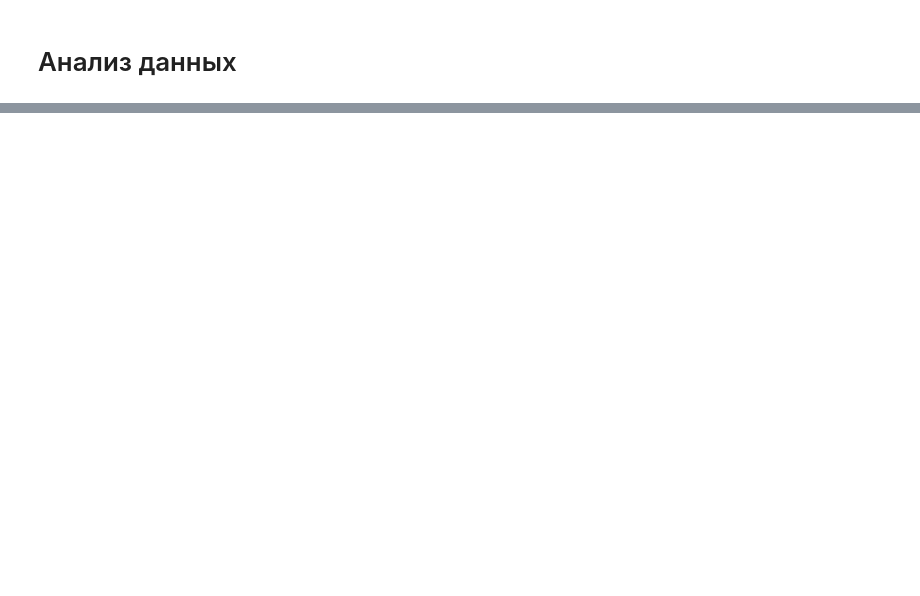
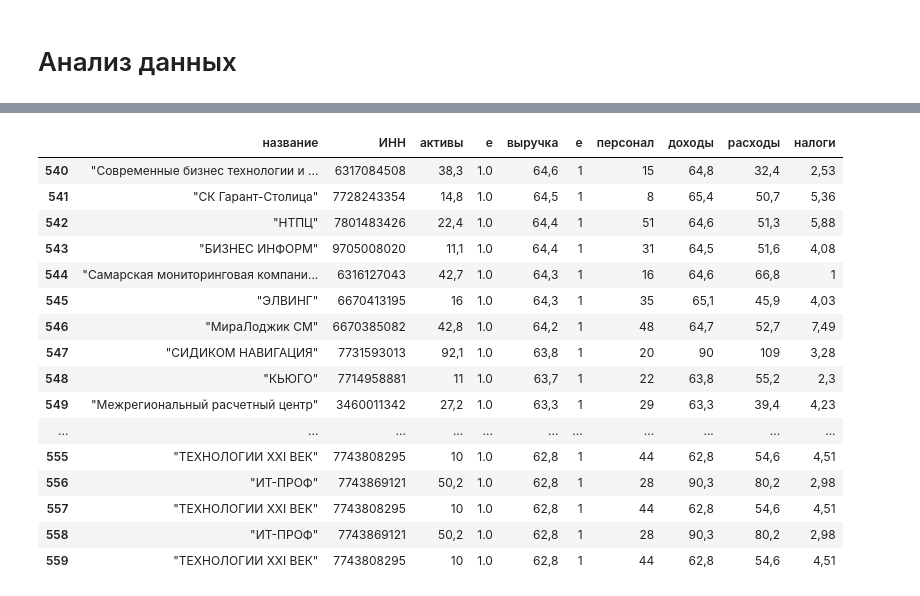
Before and after one commit to Alex478/Project_find_values, a Jupyter notebook: project_find_values.ipynb, the cells around one changed output, grey strips where cells are left out. Cells and saved outputs as stored; diff of their text form; code cells hidden in the pictures; blank space fills up the shorter version.

Commit message:
Add files via upload
При проверке выяснилось, что собираются данные до 550, а потом копируются  от 2х последних компаний.

```diff
--- a/project_find_values.ipynb
+++ b/project_find_values.ipynb
@@ -126,37 +183,34 @@ def find_info_comp(url_one):
 # %%
-# проверка
+#
+t0 = time.time()
 Table_find_values = []
 
 name = find_name(url_list_all)      # ф. найдет определитель компании - inn_firma
 url_one = url1 + 'result/' + name   # url страницы с информацией о компании
 text_one = requests.get(url_one)    # создат объект Response
-a = find_info_comp(url_one)             # ф. покажет инф. о компании
-#print(a)
+a = find_info_comp_primer(url_one)             # ф. покажет инф. о компании
 Table_find_values.append(a)
 inn = name.split('_')[0]            # выделить инн
-url_1 = url1 + 'rating/63_11/' + inn + '/' # url страницы с местом в рейтинге  / вернутся в рейтинг фирм
-#print(url_1)
-#print('\t \t 1')
+url_1 = url1 + 'rating/63_11_1/' + inn + '/' # url страницы с местом в рейтинге  / вернутся в рейтинг фирм
+print('\t \t 1')
 
 name_next_1 = requests.get(url_1).text.split(name)[1].split('href="/result/')[1].split('">')[0] # найти name следующей компании
 inn_next = name_next_1.split('_')[0]
 url_next_company = url1 + 'result/' + name_next_1
-a = find_info_comp(url_next_company) #  ф. покажет инф. о компании
-#print(a)
+a = find_info_comp_primer(url_next_company) #  ф. покажет инф. о компании
 Table_find_values.append(a)
-url_1 = url1 + 'rating/63_11/' + inn_next + '/' # url страницы с местом в рейтинге  / вернутся в рейтинг фирм
-#print(url_1)
-#print('\t \t 2')
+url_1 = url1 + 'rating/63_11_1/' + inn_next + '/' # url страницы с местом в рейтинге  / вернутся в рейтинг фирм
+print('\t \t 2')
 
-for i in range(6000):
+for i in range(558):
     name_next_1 = requests.get(url_1).text.split(name_next_1)[1].split('href="/result/')[1].split('">')[0] # найти name следующей компании
     inn_next = name_next_1.split('_')[0]
     url_next_company = url1 + 'result/' + name_next_1
-    a = find_info_comp(url_next_company) #  ф. покажет инф. о компании
- #   print(a)
+    a = find_info_comp_primer(url_next_company) #  ф. покажет инф. о компании
     Table_find_values.append(a)
-    url_1 = url1 + 'rating/63_11/' + inn_next + '/' # url страницы с местом в рейтинге  / вернутся в рейтинг фирм
- #   print(url_1)
-    if (i - 3) % 100 == 0:
-        print('\t \t', i + 3)
+    url_1 = url1 + 'rating/63_11_1/' + inn_next + '/' # url страницы с местом в рейтинге  / вернутся в рейтинг фирм
+    print('\t \t', i + 3)
+t1 = time.time() - t0
+print(t1)
+# возможно ли оптимизировать время, если подправить функцию сбора данных по странице
 # %% [output]
@@ -221,0 +334,6 @@ data.describe()
+# %%
+data = pd.DataFrame(Table_find_values)
+data.columns = ['название', 'ИНН', 'активы','e' , 'выручка', 'e', 'персонал', 'доходы', 'расходы', 'налоги']
+# name, inn, aktiv/активы, sale/выручка, персонал, доходы, расходы, налоги
+data.tail()
+#data['название'].value_counts()
@@ -221,0 +347,23 @@ data.describe()
+# %%
+data[540:560]
+# 550 551 552
+# данные с 551 начали дублироваться
+#
+# %% [output]
+|  | название | ИНН | активы | e | выручка | e | персонал | доходы | расходы | налоги |
+| 540 | "Современные бизнес технологии и ... | 6317084508 | 38,3 | 1.0 | 64,6 | 1 | 15 | 64,8 | 32,4 | 2,53 |
+| 541 | "СК Гарант-Столица" | 7728243354 | 14,8 | 1.0 | 64,5 | 1 | 8 | 65,4 | 50,7 | 5,36 |
+| 542 | "НТПЦ" | 7801483426 | 22,4 | 1.0 | 64,4 | 1 | 51 | 64,6 | 51,3 | 5,88 |
+| 543 | "БИЗНЕС ИНФОРМ" | 9705008020 | 11,1 | 1.0 | 64,4 | 1 | 31 | 64,5 | 51,6 | 4,08 |
+| 544 | "Самарская мониторинговая компани... | 6316127043 | 42,7 | 1.0 | 64,3 | 1 | 16 | 64,6 | 66,8 | 1 |
+| 545 | "ЭЛВИНГ" | 6670413195 | 16 | 1.0 | 64,3 | 1 | 35 | 65,1 | 45,9 | 4,03 |
+| 546 | "МираЛоджик СМ" | 6670385082 | 42,8 | 1.0 | 64,2 | 1 | 48 | 64,7 | 52,7 | 7,49 |
+| 547 | "СИДИКОМ НАВИГАЦИЯ" | 7731593013 | 92,1 | 1.0 | 63,8 | 1 | 20 | 90 | 109 | 3,28 |
+| 548 | "КЬЮГО" | 7714958881 | 11 | 1.0 | 63,7 | 1 | 22 | 63,8 | 55,2 | 2,3 |
+| 549 | "Межрегиональный расчетный центр" | 3460011342 | 27,2 | 1.0 | 63,3 | 1 | 29 | 63,3 | 39,4 | 4,23 |
+| ... | ... | ... | ... | ... | ... | ... | ... | ... | ... | ... |
+| 555 | "ТЕХНОЛОГИИ XXI ВЕК" | 7743808295 | 10 | 1.0 | 62,8 | 1 | 44 | 62,8 | 54,6 | 4,51 |
+| 556 | "ИТ-ПРОФ" | 7743869121 | 50,2 | 1.0 | 62,8 | 1 | 28 | 90,3 | 80,2 | 2,98 |
+| 557 | "ТЕХНОЛОГИИ XXI ВЕК" | 7743808295 | 10 | 1.0 | 62,8 | 1 | 44 | 62,8 | 54,6 | 4,51 |
+| 558 | "ИТ-ПРОФ" | 7743869121 | 50,2 | 1.0 | 62,8 | 1 | 28 | 90,3 | 80,2 | 2,98 |
+| 559 | "ТЕХНОЛОГИИ XXI ВЕК" | 7743808295 | 10 | 1.0 | 62,8 | 1 | 44 | 62,8 | 54,6 | 4,51 |
```
Also changed, not shown: parts of 21 cells of this notebook.
